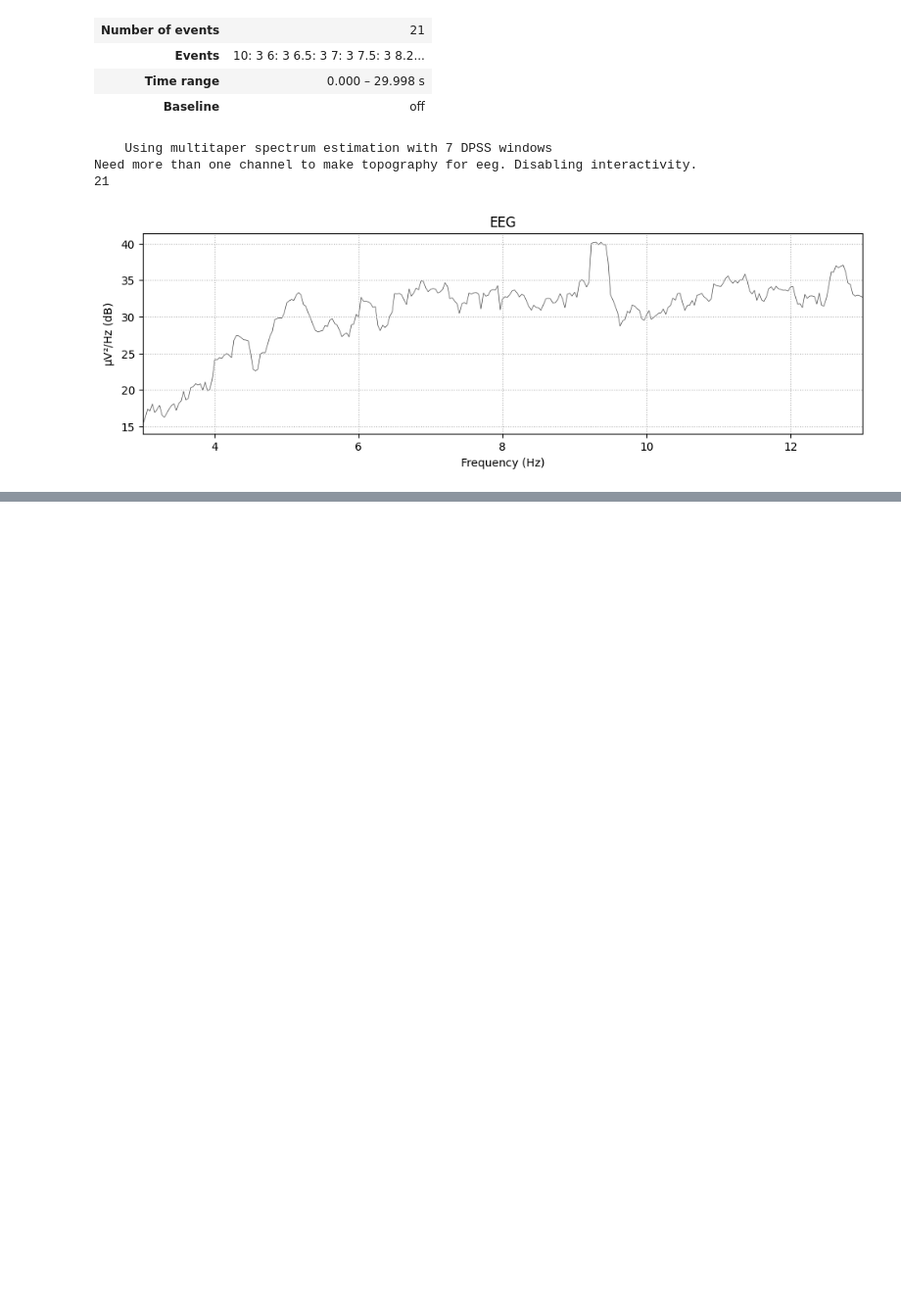
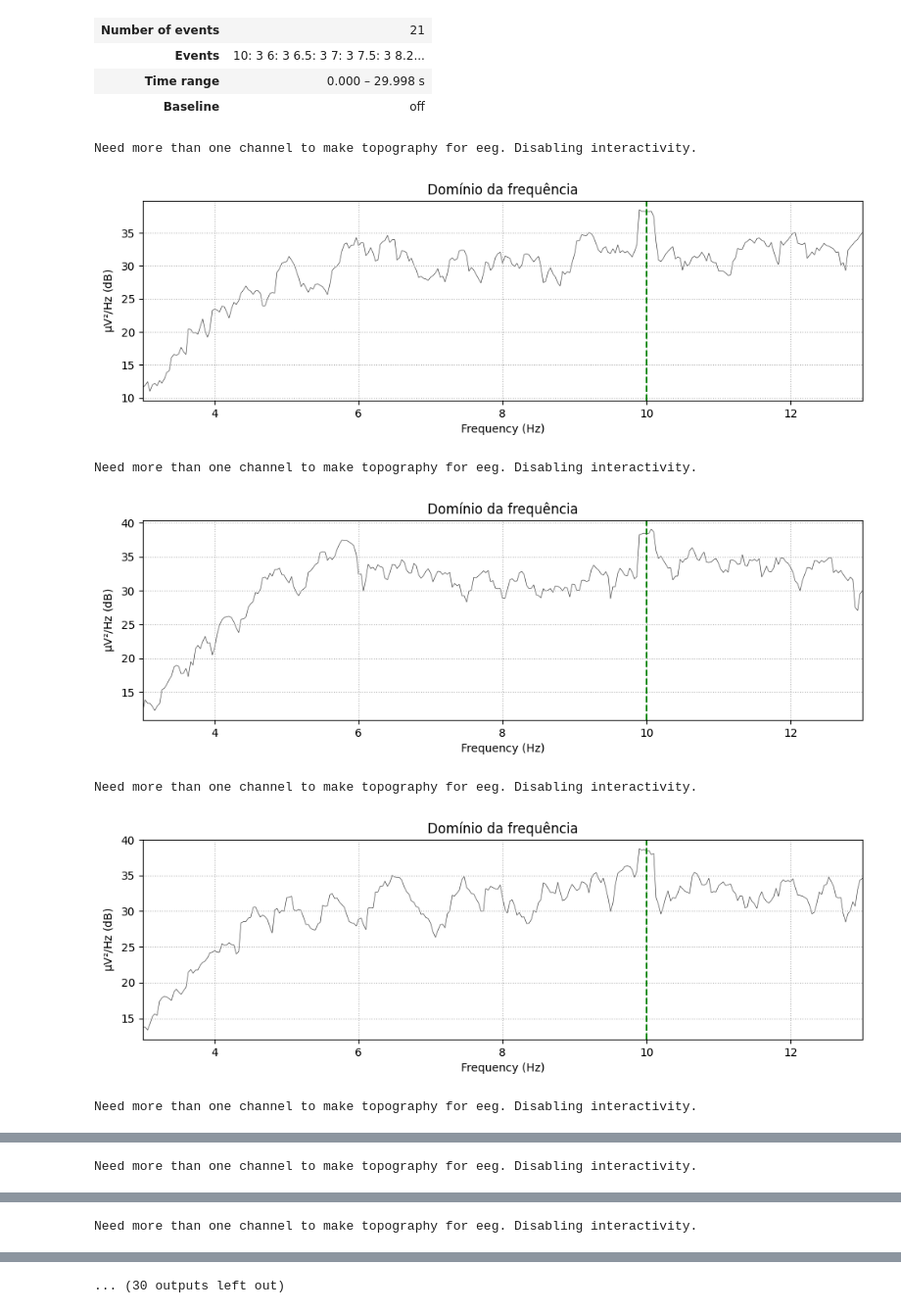
Before and after one commit to bneurd/tutoriais, a Jupyter notebook: SSVEP/preprocessing.ipynb, the cells around one changed output, grey strips where cells are left out. Shown at 98% size. Cells and saved outputs as stored; diff of their text form; code cells hidden in the pictures; blank space fills up the shorter version.

```diff
--- a/SSVEP/preprocessing.ipynb
+++ b/SSVEP/preprocessing.ipynb
@@ -137,15 +137,25 @@ No baseline correction applied
 | Time range | 0.000 – 29.998 s |
 | Baseline | off |
 # %%
+import warnings
+warnings.filterwarnings('ignore')
 
-
-# view = mne_data.compute_psd(method='welch', fmin=3, fmax=13)
-view = mne_data[20].compute_psd(method='multitaper', fmin=3, fmax=13)
-print(len(mne_data))
-view.plot()
+for i in range(len(mne_data)):
+    # view = mne_data.compute_psd(method='welch', fmin=3, fmax=13)
+    view = mne_data[i].compute_psd(method='multitaper', fmin=3, fmax=13,
+                                   verbose=False)
+    view.plot(show=False)
+    print()
+    plt.title('Domínio da frequência')
+    plt.axvline(x=float(list(mne_data[i].event_id)[0]), linestyle='--',
+                color='green')
+    plt.show()
 print()
 # %% [output]
-    Using multitaper spectrum estimation with 7 DPSS windows
 Need more than one channel to make topography for eeg. Disabling interactivity.
-21
-[figure, old version]
+[figure, new version]
+Need more than one channel to make topography for eeg. Disabling interactivity.
+[figure, added]
+Need more than one channel to make topography for eeg. Disabling interactivity.
+[figure, added]
+Need more than one channel to make topography for eeg. Disabling interactivity.
@@ -151,0 +163 @@ Need more than one channel to make topography for eeg. Disabling interactivity.
+Need more than one channel to make topography for eeg. Disabling interactivity.
@@ -151,0 +165 @@ Need more than one channel to make topography for eeg. Disabling interactivity.
+Need more than one channel to make topography for eeg. Disabling interactivity.
@@ -151,0 +167 @@ Need more than one channel to make topography for eeg. Disabling interactivity.
+... (30 outputs left out)
```
Also changed, not shown: parts of 1 cell of this notebook.
